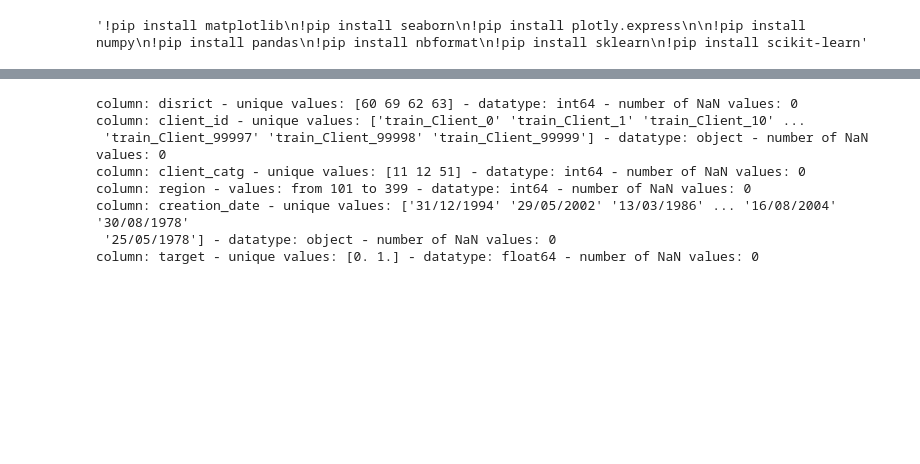
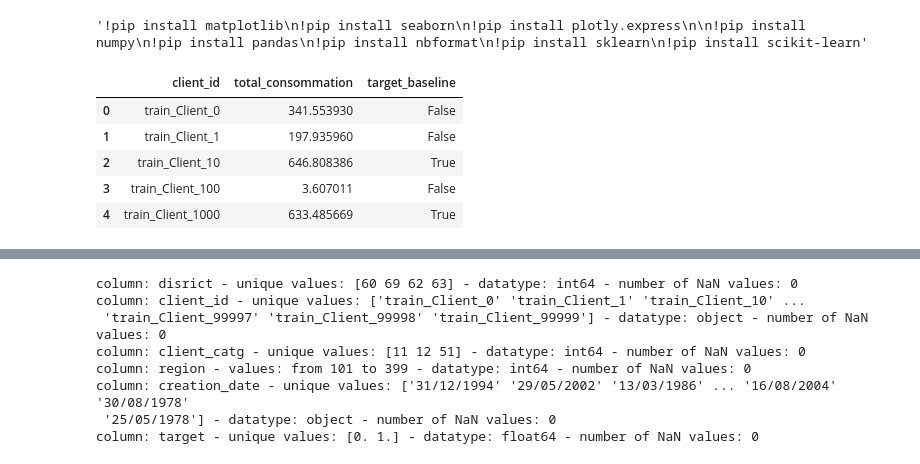
Before and after one commit to vlampe/fraud-detection-ML-project, a Jupyter notebook: EDA.ipynb, the cells around one changed output, grey strips where cells are left out. Saved outputs shown, nothing was run; the diff lists cells and outputs as text; code cells hidden in the pictures; blank space fills up the shorter version.

```diff
--- a/EDA.ipynb
+++ b/EDA.ipynb
@@ -50,3 +51,31 @@ def inspect_values(df: pd.DataFrame) -> None:
 # %%
 clients = pd.read_csv('data/train/client_train.csv', low_memory=False, parse_dates=True)
 invoices = pd.read_csv('data/train/invoice_train.csv', low_memory=False, parse_dates=True)
+# %%
+## Baseline model
+
+# A customer with exceptional fluctuations in monthly (or yearly??) consommation is likely to be a fraud.
+# If the clients STD is higher than the mean STD of all clients, they will be flagged as fraud.
+# OR: id STD is in top 5% of all clients
+
+
+baseline = invoices.copy()
+
+baseline.eval('total_consommation = consommation_level_1 + consommation_level_2 + consommation_level_3 + consommation_level_4', inplace=True)
+baseline.head()
+
+base_grouped = baseline.groupby('client_id').total_consommation.std().reset_index()
+base_grouped.head()
+
+mean_std = base_grouped.total_consommation.mean()
+mean_std
+
+base_grouped['target_baseline'] = base_grouped.total_consommation > mean_std
+base_grouped.head()
+# %% [output]
+|  | client_id | total_consommation | target_baseline |
+| 0 | train_Client_0 | 341.553930 | False |
+| 1 | train_Client_1 | 197.935960 | False |
+| 2 | train_Client_10 | 646.808386 | True |
+| 3 | train_Client_100 | 3.607011 | False |
+| 4 | train_Client_1000 | 633.485669 | True |
```
Also changed, not shown: parts of 21 cells of this notebook.
